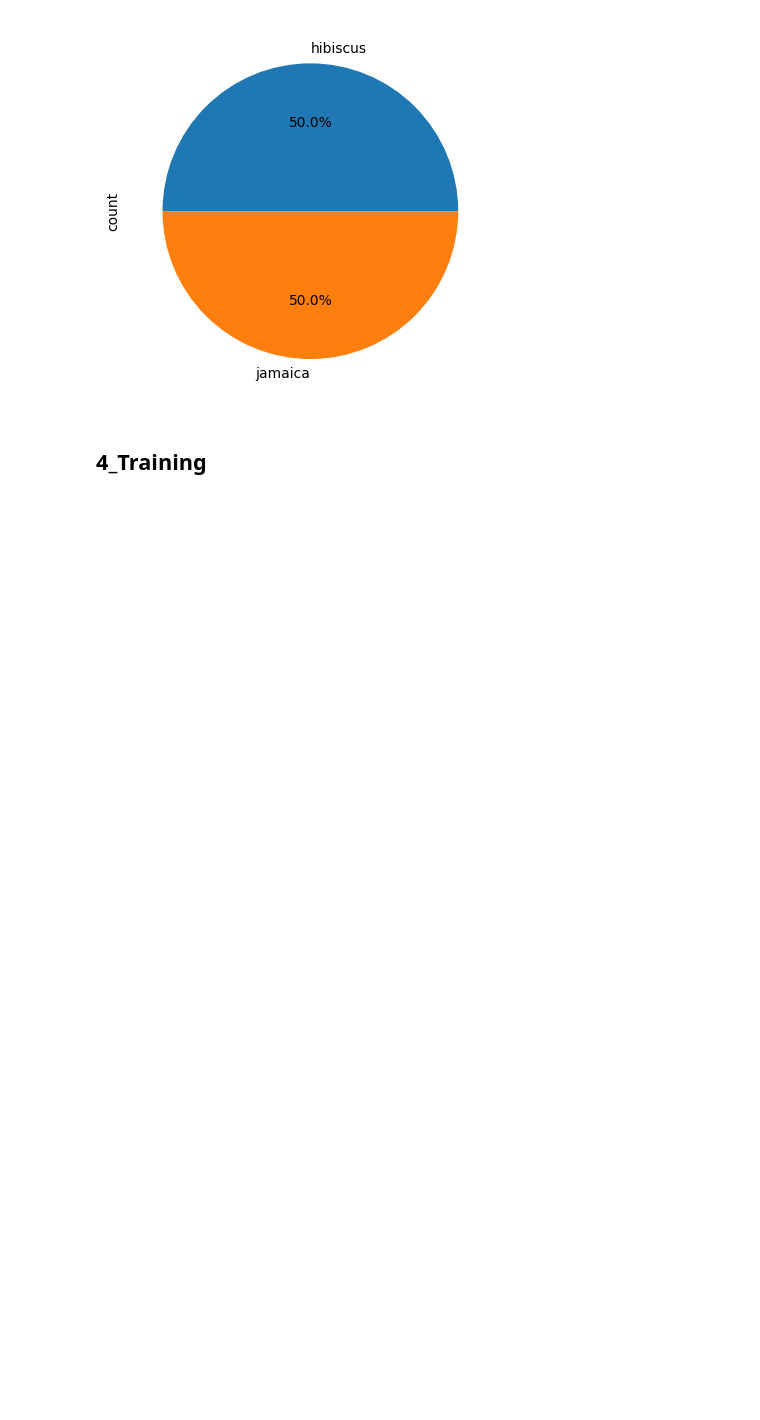
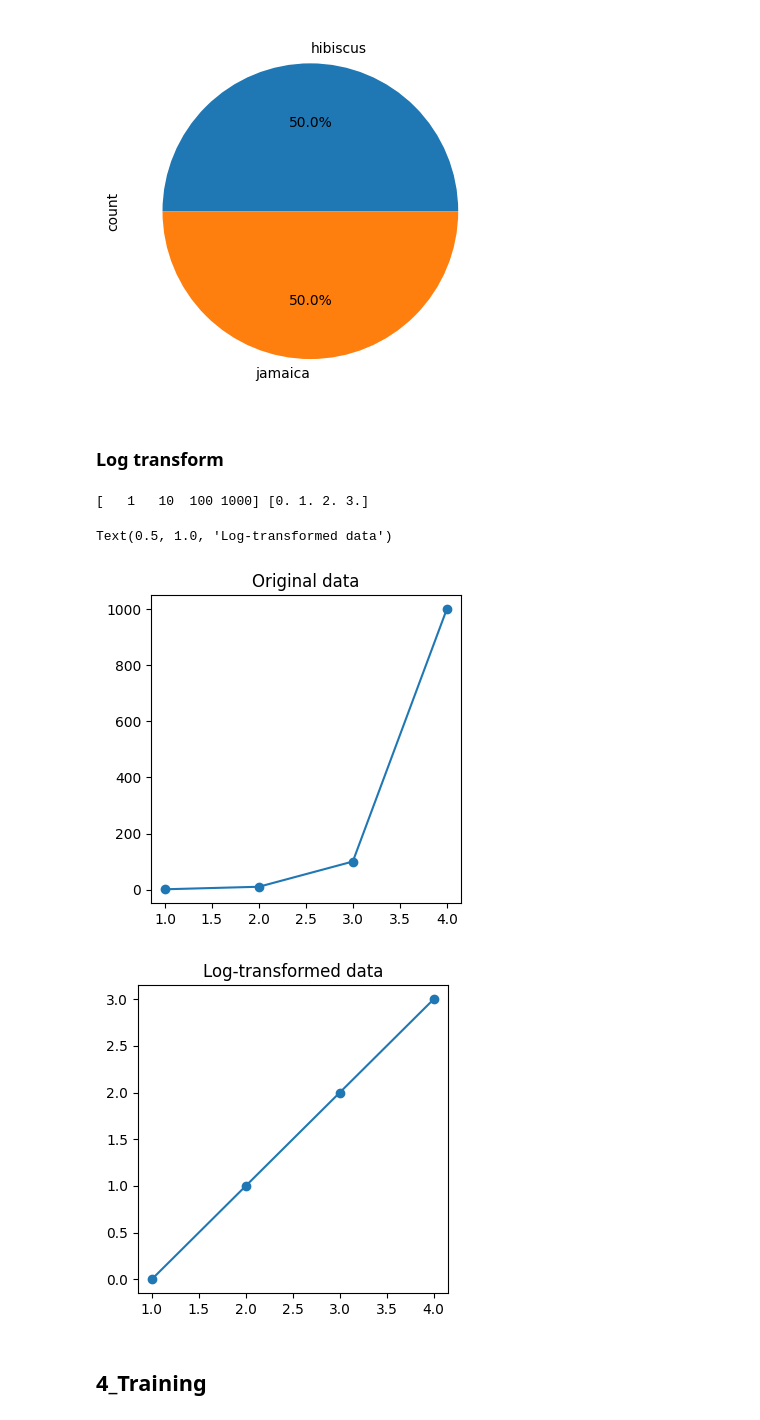
Before and after one commit to EvgeniiZorin/Handbook_Statistics-Probability-and-ML, a Jupyter notebook: _1_ML_basics.ipynb, the cells around one changed output. Cells and saved outputs as stored; diff of their text form; code cells hidden in the pictures; blank space fills up the shorter version.

```diff
--- a/_1_ML_basics.ipynb
+++ b/_1_ML_basics.ipynb
@@ -1177,6 +1177,33 @@ hibiscus    30
 Name: count, dtype: int64
 <Axes: ylabel='count'>
 [figure]
+# %% [markdown]
+### Log transform
+# %%
+import numpy as np
+import math
+import matplotlib.pyplot as plt
+import seaborn as sns
+
+x = np.array([i for i in range(1, 5)])
+y = np.array([10**i for i in range(0, 4)])
+y_transformed = np.array([math.log(i, 10) for i in y])
+print(y, y_transformed)
+
+plt.figure(figsize=(4,4))
+plt.plot(x, y)
+plt.scatter(x, y)
+plt.title('Original data')
+
+plt.figure(figsize=(4,4))
+plt.plot(x, y_transformed)
+plt.scatter(x, y_transformed)
+plt.title('Log-transformed data')
+# %% [output]
+[   1   10  100 1000] [0. 1. 2. 3.]
+Text(0.5, 1.0, 'Log-transformed data')
+[figure, added]
+[figure, added]
 # %% [markdown]
 ## 4_Training
 # %% [markdown]
```
Also changed, not shown: 3 other files.
